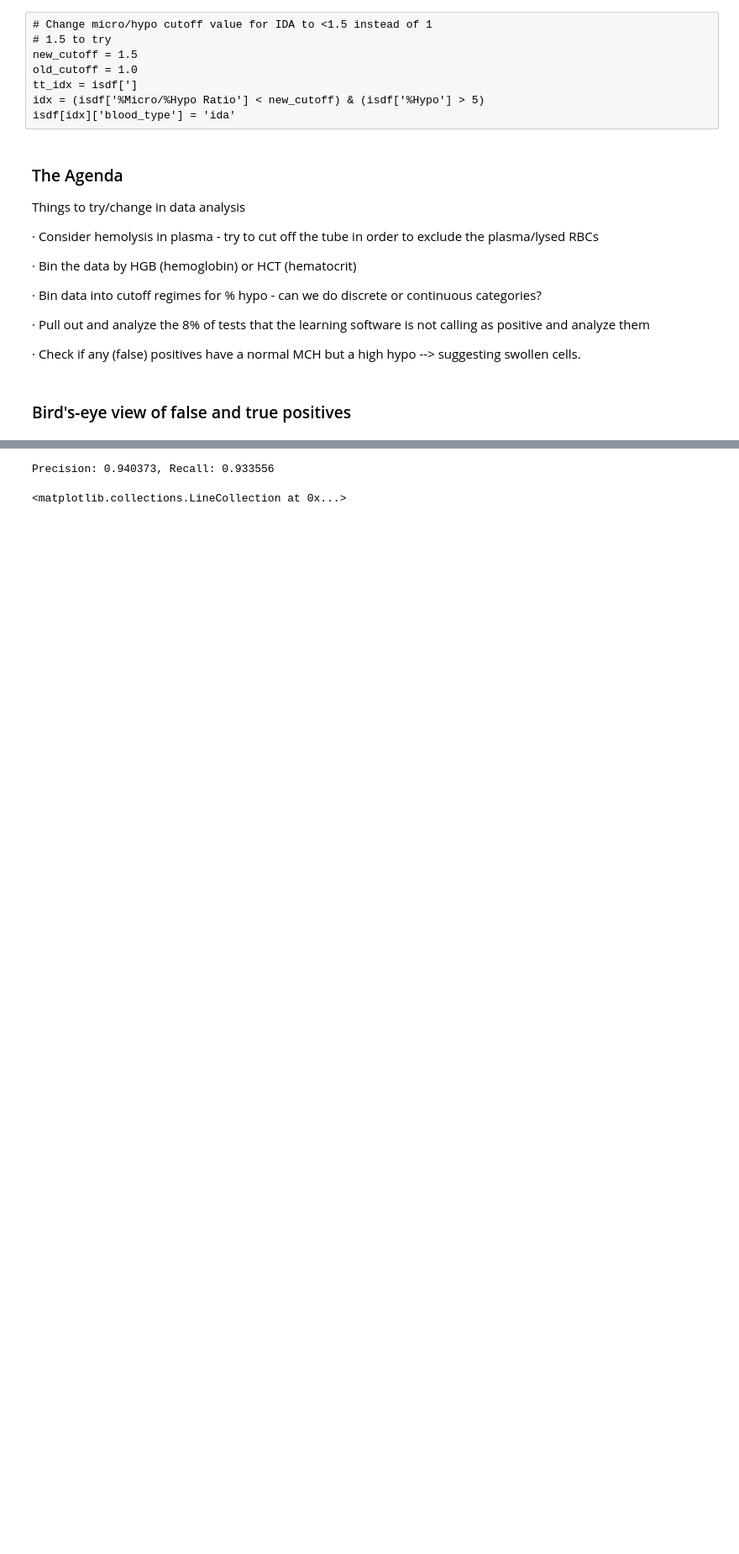
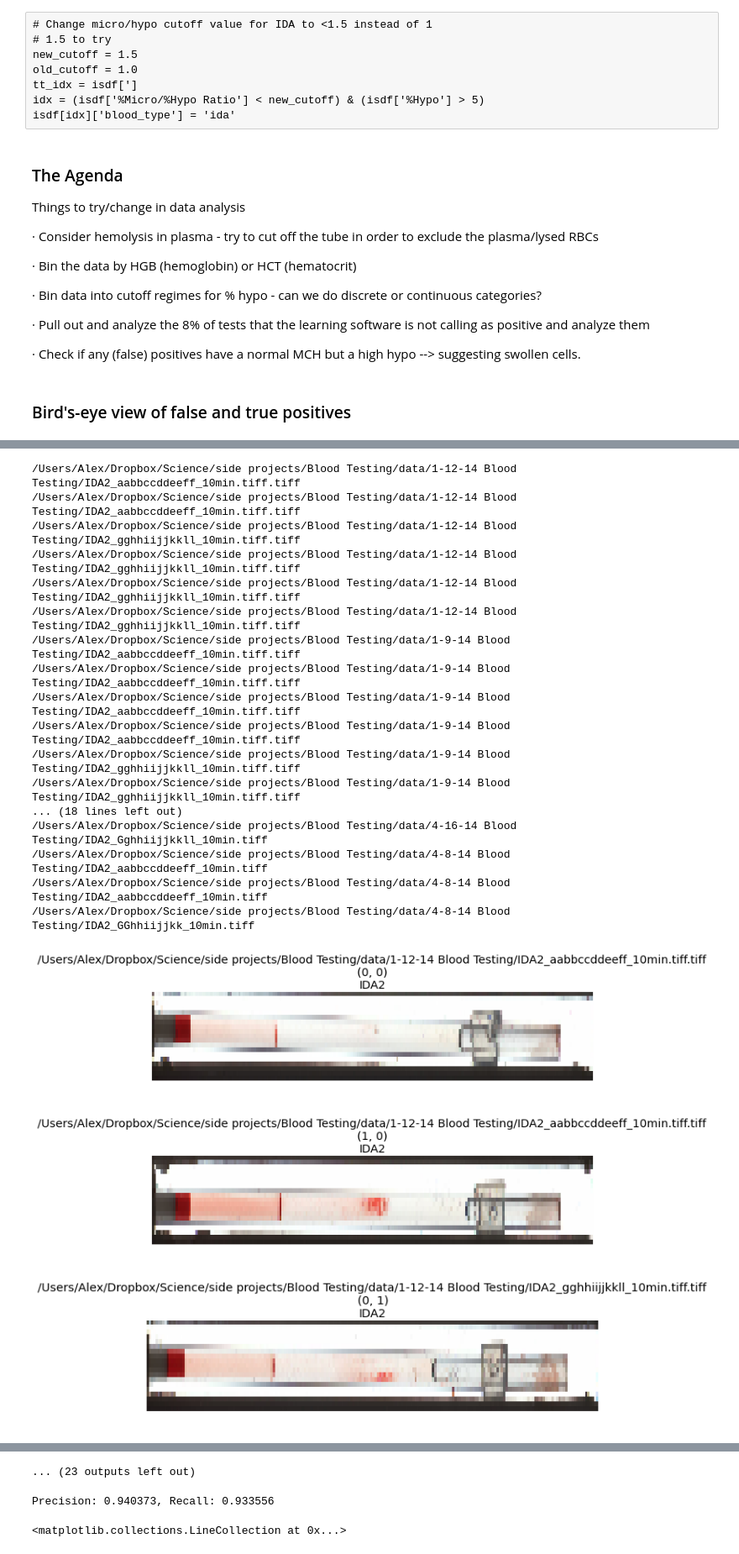
Before and after one commit to alexbw/ida, a Jupyter notebook: Follow-up analysis 7-25-2014.ipynb, the cells around one changed output, grey strips where cells are left out. Shown at 84% size. Drawn from its saved outputs; the diff is of its cells as text; code cells hidden in the pictures; blank space fills up the shorter version.

```diff
--- a/Follow-up analysis 7-25-2014.ipynb
+++ b/Follow-up analysis 7-25-2014.ipynb
@@ -180,5 +68,0 @@ Index([u'%Hyper', u'%Hypo', u'%Macro', u'%Micro', u'%Micro/%Hypo Ratio', u'Age',
-# %%
-for i in idx:
-    figure(figsize=(10,2))
-    imshow(np.swapaxes(isdf.image.values[i].astype('uint8'), 0,1));  yticks([]); axis('tight'); axis('off');
-    title(isdf.tiff_file.values[i] + "\n" + str(isdf.tiff_file_position.values[i]))
@@ -216,0 +100,28 @@ imshow(dd[idx].T)
+# %%
+idx = np.argwhere(kmeans.labels_==10).ravel()
+for i in idx:
+    figure(figsize=(10,2))
+    imshow(np.swapaxes(isdf.image.values[i].astype('uint8'), 0,1));  yticks([]); axis('tight'); axis('off');
+    title(isdf.tiff_file.values[i] + "\n" + str(isdf.tiff_file_position.values[i]) + "\n" + isdf.ida.values[i])
+    print isdf.tiff_file.values[i]
+# %% [output]
+/Users/Alex/Dropbox/Science/side projects/Blood Testing/data/1-12-14 Blood Testing/IDA2_aabbccddeeff_10min.tiff.tiff
+/Users/Alex/Dropbox/Science/side projects/Blood Testing/data/1-12-14 Blood Testing/IDA2_aabbccddeeff_10min.tiff.tiff
+/Users/Alex/Dropbox/Science/side projects/Blood Testing/data/1-12-14 Blood Testing/IDA2_gghhiijjkkll_10min.tiff.tiff
+/Users/Alex/Dropbox/Science/side projects/Blood Testing/data/1-12-14 Blood Testing/IDA2_gghhiijjkkll_10min.tiff.tiff
+/Users/Alex/Dropbox/Science/side projects/Blood Testing/data/1-12-14 Blood Testing/IDA2_gghhiijjkkll_10min.tiff.tiff
+/Users/Alex/Dropbox/Science/side projects/Blood Testing/data/1-12-14 Blood Testing/IDA2_gghhiijjkkll_10min.tiff.tiff
+/Users/Alex/Dropbox/Science/side projects/Blood Testing/data/1-9-14 Blood Testing/IDA2_aabbccddeeff_10min.tiff.tiff
+/Users/Alex/Dropbox/Science/side projects/Blood Testing/data/1-9-14 Blood Testing/IDA2_aabbccddeeff_10min.tiff.tiff
+/Users/Alex/Dropbox/Science/side projects/Blood Testing/data/1-9-14 Blood Testing/IDA2_aabbccddeeff_10min.tiff.tiff
+/Users/Alex/Dropbox/Science/side projects/Blood Testing/data/1-9-14 Blood Testing/IDA2_aabbccddeeff_10min.tiff.tiff
+/Users/Alex/Dropbox/Science/side projects/Blood Testing/data/1-9-14 Blood Testing/IDA2_gghhiijjkkll_10min.tiff.tiff
+/Users/Alex/Dropbox/Science/side projects/Blood Testing/data/1-9-14 Blood Testing/IDA2_gghhiijjkkll_10min.tiff.tiff
+... (18 lines left out)
+/Users/Alex/Dropbox/Science/side projects/Blood Testing/data/4-16-14 Blood Testing/IDA2_Gghhiijjkkll_10min.tiff
+/Users/Alex/Dropbox/Science/side projects/Blood Testing/data/4-8-14 Blood Testing/IDA2_aabbccddeeff_10min.tiff
+/Users/Alex/Dropbox/Science/side projects/Blood Testing/data/4-8-14 Blood Testing/IDA2_aabbccddeeff_10min.tiff
+/Users/Alex/Dropbox/Science/side projects/Blood Testing/data/4-8-14 Blood Testing/IDA2_GGhhiijjkk_10min.tiff
+[figure, added]
+[figure, added]
+[figure, added]
@@ -217,3 +136,4 @@ imshow(dd[idx].T)
+... (23 outputs left out)
 # %%
 orig_blood_type = isdf.blood_type.copy()
 isdf.blood_type[(isdf.blood_type == "ida") | (isdf.blood_type == "tt")] = "anemic"
```
Also changed, not shown: parts of 19 cells of this notebook, 2 other files.
